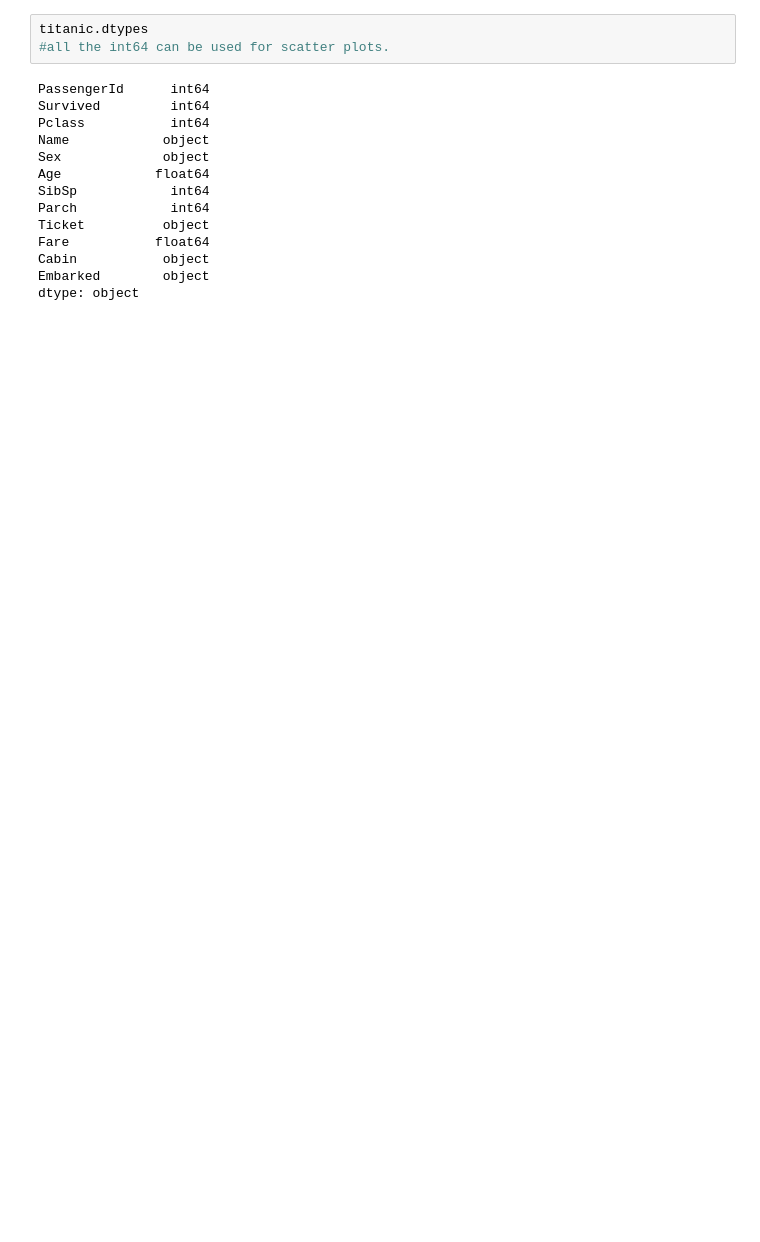
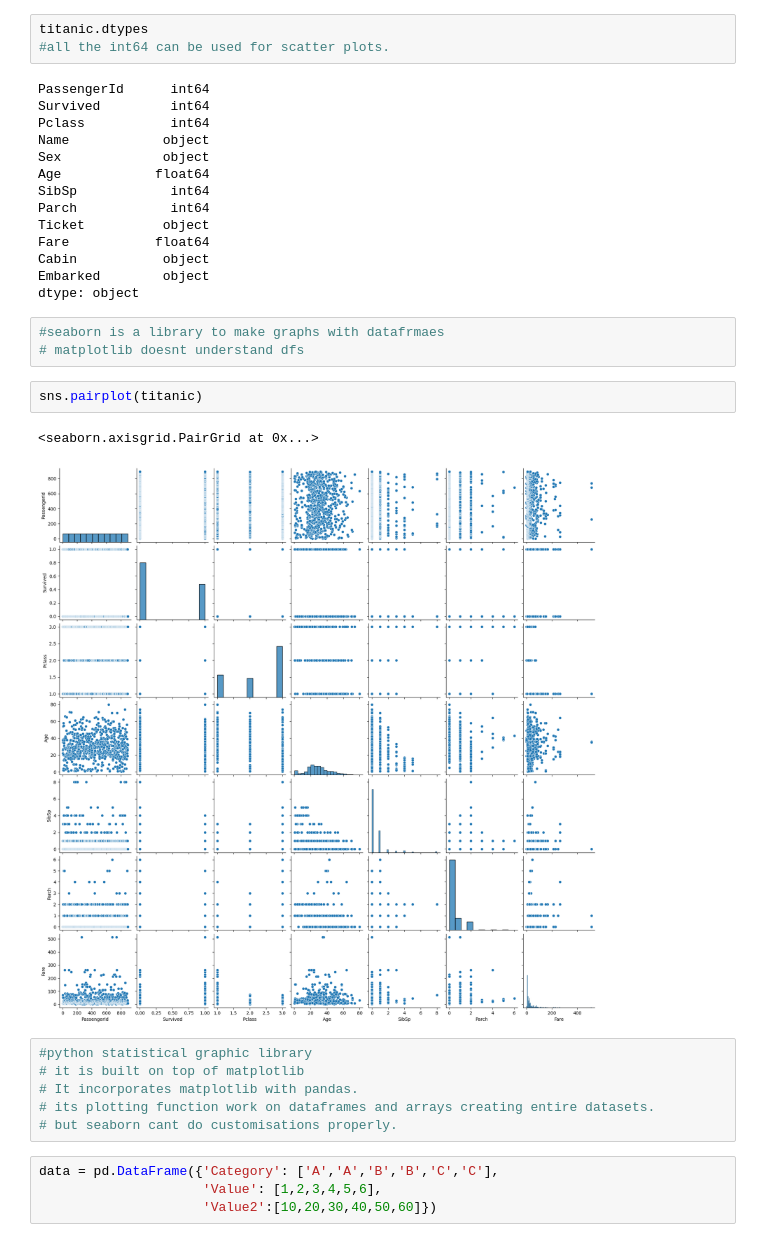
Before and after one commit to NikitaaArora/Ineuron, a Jupyter notebook: Python/Libraries/PANDAS/seaborn+matlotlib.ipynb, the cells around one changed output. Saved outputs shown, nothing was run; the diff lists cells and outputs as text; blank space fills up the shorter version.

```diff
--- a/Python/Libraries/PANDAS/seaborn+matlotlib.ipynb
+++ b/Python/Libraries/PANDAS/seaborn+matlotlib.ipynb
@@ -123,3 +124,21 @@ Fare           float64
 Cabin           object
 Embarked        object
 dtype: object
+# %%
+#seaborn is a library to make graphs with datafrmaes
+# matplotlib doesnt understand dfs
+# %%
+sns.pairplot(titanic)
+# %% [output]
+<seaborn.axisgrid.PairGrid at 0x...>
+[figure, added]
+# %%
+#python statistical graphic library
+# it is built on top of matplotlib
+# It incorporates matplotlib with pandas.
+# its plotting function work on dataframes and arrays creating entire datasets.
+# but seaborn cant do customisations properly.
+# %%
+data = pd.DataFrame({'Category': ['A','A','B','B','C','C'],
+                     'Value': [1,2,3,4,5,6],
+                     'Value2':[10,20,30,40,50,60]})
```
Also changed, not shown: parts of 9 cells of this notebook.
